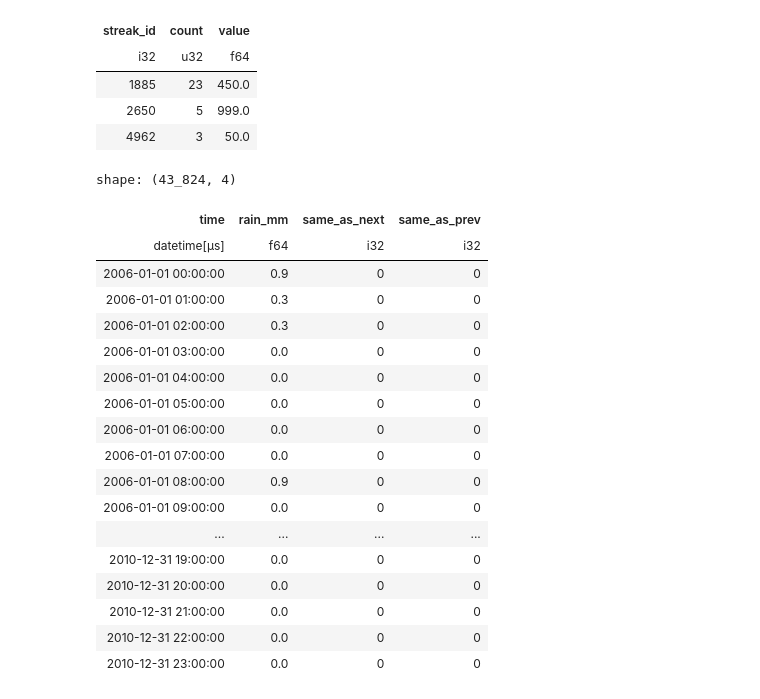
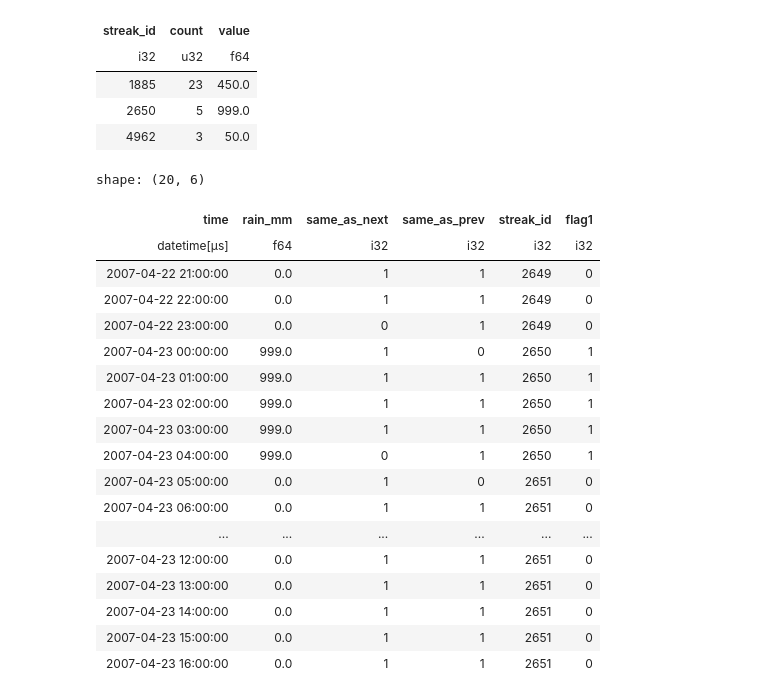
Before and after one commit to Thomasjkeel/RainfallQC-notebooks, a Jupyter notebook: notebooks/timeseries_checks.ipynb, the cells around one changed output. Saved outputs shown, nothing was run; the diff lists cells and outputs as text; code cells hidden in the pictures.

```diff
--- a/notebooks/timeseries_checks.ipynb
+++ b/notebooks/timeseries_checks.ipynb
@@ -699,5 +668,5 @@ shape: (20, 5)
 # %%
 ## Get streaks
-gauge_data_all_streaks = gauge_data_zeros.with_columns(
+gauge_data_all_streaks = gauge_data_sames.with_columns(
     streak_id=(1 - pl.col("same_as_prev")).cum_sum(),
 )
@@ -708,10 +688,11 @@ streaks_w_value = gauge_data_all_streaks.group_by("streak_id").agg(
 ).sort(by='streak_id')
 # %%
 ## Streaks of 2 or more repeated large hourly rainfall values exceeding 2 * threshold
-streaks_w_value.drop_nans().filter(
+streaks_w_value_flag1 = streaks_w_value.drop_nans().filter(
     (pl.col("count") > 2) &
     (pl.col("value") > possible_accumulation_threshold)
 )
+streaks_w_value_flag1
 # %% [output]
 shape: (3, 3)
 | streak_id | count | value |
@@ -719,38 +700,3 @@ shape: (3, 3)
 | 1885 | 23 | 450.0 |
 | 2650 | 5 | 999.0 |
 | 4962 | 3 | 50.0 |
-# %%
-gauge_data.with_columns(
-    (
-    pl.when((pl.col(rain_col) == pl.col(rain_col).shift(-1)) & (pl.col(rain_col) >= possible_accumulation_threshold))
-    .then(1)
-    .otherwise(0)
-    .alias('same_as_next')
-    ),
-    (
-    pl.when((pl.col(rain_col) == pl.col(rain_col).shift(1)) & (pl.col(rain_col) >= possible_accumulation_threshold))
-    .then(1)
-    .otherwise(0)
-    .alias('same_as_prev')
-    )
-)
-# %% [output]
-shape: (43_824, 4)
-| time | rain_mm | same_as_next | same_as_prev |
-| datetime[μs] | f64 | i32 | i32 |
-| 2006-01-01 00:00:00 | 0.9 | 0 | 0 |
-| 2006-01-01 01:00:00 | 0.3 | 0 | 0 |
-| 2006-01-01 02:00:00 | 0.3 | 0 | 0 |
-| 2006-01-01 03:00:00 | 0.0 | 0 | 0 |
-| 2006-01-01 04:00:00 | 0.0 | 0 | 0 |
-| 2006-01-01 05:00:00 | 0.0 | 0 | 0 |
-| 2006-01-01 06:00:00 | 0.0 | 0 | 0 |
-| 2006-01-01 07:00:00 | 0.0 | 0 | 0 |
-| 2006-01-01 08:00:00 | 0.9 | 0 | 0 |
-| 2006-01-01 09:00:00 | 0.0 | 0 | 0 |
-| ... | ... | ... | ... |
-| 2010-12-31 19:00:00 | 0.0 | 0 | 0 |
-| 2010-12-31 20:00:00 | 0.0 | 0 | 0 |
-| 2010-12-31 21:00:00 | 0.0 | 0 | 0 |
-| 2010-12-31 22:00:00 | 0.0 | 0 | 0 |
-| 2010-12-31 23:00:00 | 0.0 | 0 | 0 |
@@ -768,0 +703,28 @@ shape: (43_824, 4)
+# %%
+gauge_data_all_streaks_flags1n2 = gauge_data_all_streaks.with_columns(
+    pl.when(pl.col("streak_id").is_in(streaks_w_value_flag1['streak_id'].unique()))
+    .then(1)
+    .otherwise(0)
+    .alias("flag1")
+)
+gauge_data_all_streaks_flags1n2[11445:11465]
+# %% [output]
+shape: (20, 6)
+| time | rain_mm | same_as_next | same_as_prev | streak_id | flag1 |
+| datetime[μs] | f64 | i32 | i32 | i32 | i32 |
+| 2007-04-22 21:00:00 | 0.0 | 1 | 1 | 2649 | 0 |
+| 2007-04-22 22:00:00 | 0.0 | 1 | 1 | 2649 | 0 |
+| 2007-04-22 23:00:00 | 0.0 | 0 | 1 | 2649 | 0 |
+| 2007-04-23 00:00:00 | 999.0 | 1 | 0 | 2650 | 1 |
+| 2007-04-23 01:00:00 | 999.0 | 1 | 1 | 2650 | 1 |
+| 2007-04-23 02:00:00 | 999.0 | 1 | 1 | 2650 | 1 |
+| 2007-04-23 03:00:00 | 999.0 | 1 | 1 | 2650 | 1 |
+| 2007-04-23 04:00:00 | 999.0 | 0 | 1 | 2650 | 1 |
+| 2007-04-23 05:00:00 | 0.0 | 1 | 0 | 2651 | 0 |
+| 2007-04-23 06:00:00 | 0.0 | 1 | 1 | 2651 | 0 |
+| ... | ... | ... | ... | ... | ... |
+| 2007-04-23 12:00:00 | 0.0 | 1 | 1 | 2651 | 0 |
+| 2007-04-23 13:00:00 | 0.0 | 1 | 1 | 2651 | 0 |
+| 2007-04-23 14:00:00 | 0.0 | 1 | 1 | 2651 | 0 |
+| 2007-04-23 15:00:00 | 0.0 | 1 | 1 | 2651 | 0 |
+| 2007-04-23 16:00:00 | 0.0 | 1 | 1 | 2651 | 0 |
```
Also changed, not shown: parts of 11 cells of this notebook.
